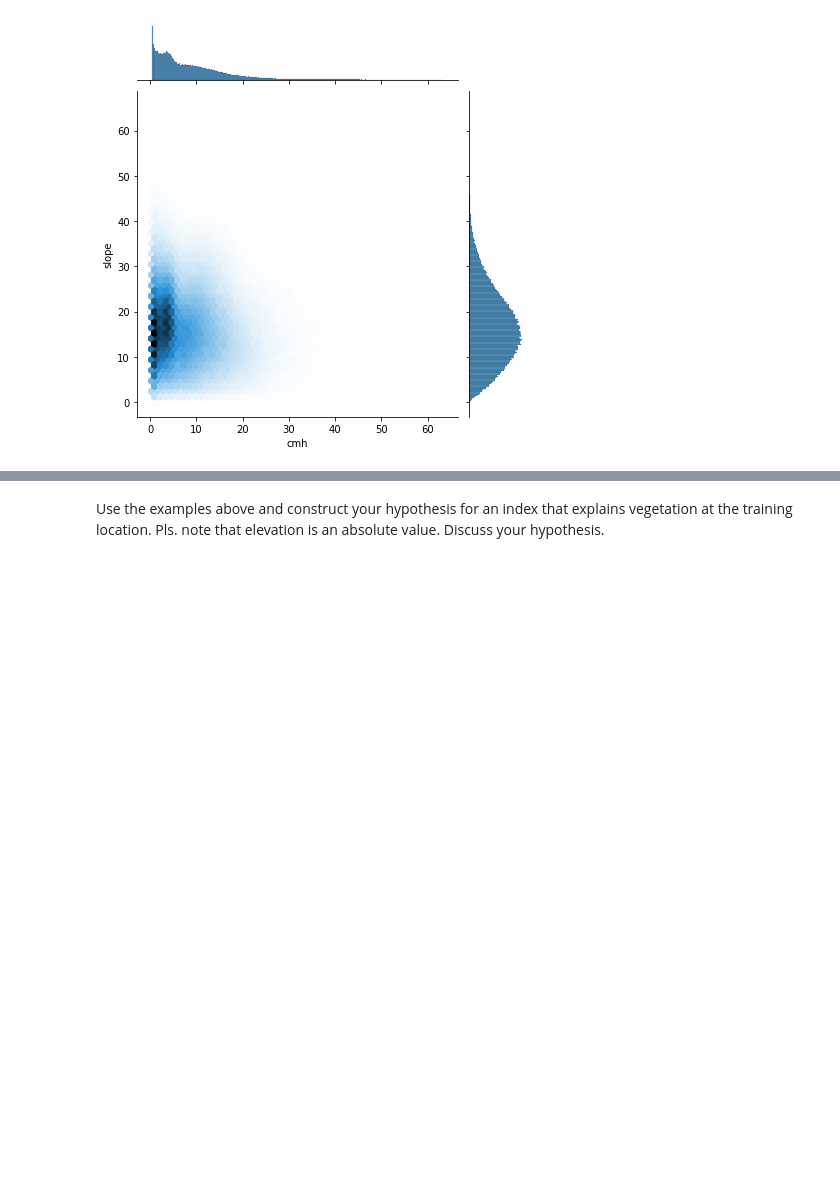
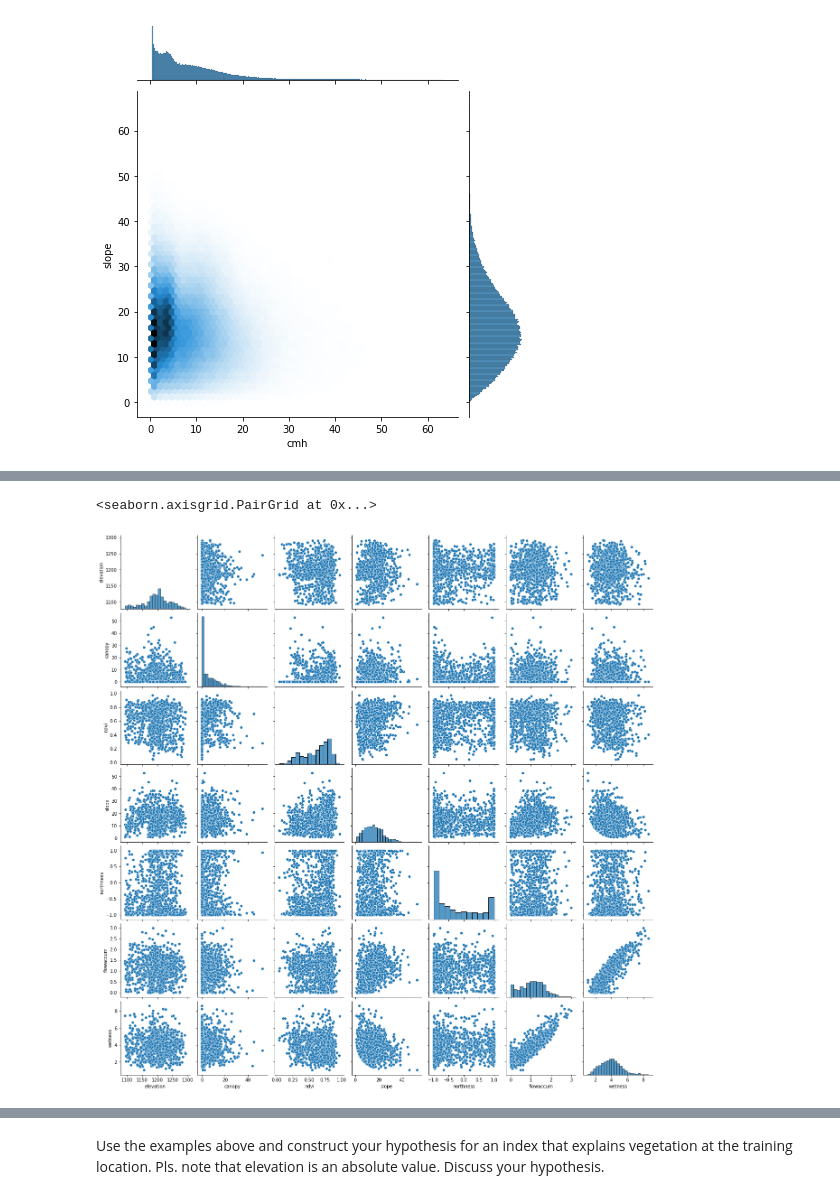
Before and after one commit to cojacoo/hydropedology_lab, a Jupyter notebook: NEON_example.ipynb, the cells around one changed output, grey strips where cells are left out. Saved outputs shown, nothing was run; the diff lists cells and outputs as text; code cells hidden in the pictures; blank space fills up the shorter version.

```diff
--- a/NEON_example.ipynb
+++ b/NEON_example.ipynb
@@ -156,6 +156,9 @@ with rio.open(fo+'aspect.tif') as src:
 # %%
 #calculate canopy height model
 chm = dsm - dtm
+
+# calculate northness
+northness = np.cos(np.radians(aspect))
 
 # the file can be exported as a new geotiff
 with rio.open(fo+'lidar_chm.tif', 'w', **dsm_meta) as ff:
@@ -329,0 +344,12 @@ Text(27.0, 0.5, 'slope')
+# %%
+#create DataFrame of all possible predictors and variables of a random subset of the data
+idx = np.random.randint(low=0,high=999999,size=1000)
+datax = pd.DataFrame([dtm.data.flatten()[idx],chm.data.flatten()[idx],ndvi.data.flatten()[idx],
+              slope.data.flatten()[idx],northness.data.flatten()[idx],np.log10(flowac.data.flatten())[idx],
+              wet.data.flatten()[idx]],
+              index=['elevation','canopy','ndvi','slope','northness','flowaccum','wetness']).T
+# %%
+sns.pairplot(datax)
+# %% [output]
+<seaborn.axisgrid.PairGrid at 0x...>
+[figure, added]
```
Also changed, not shown: parts of 8 cells of this notebook, 2 other files.
